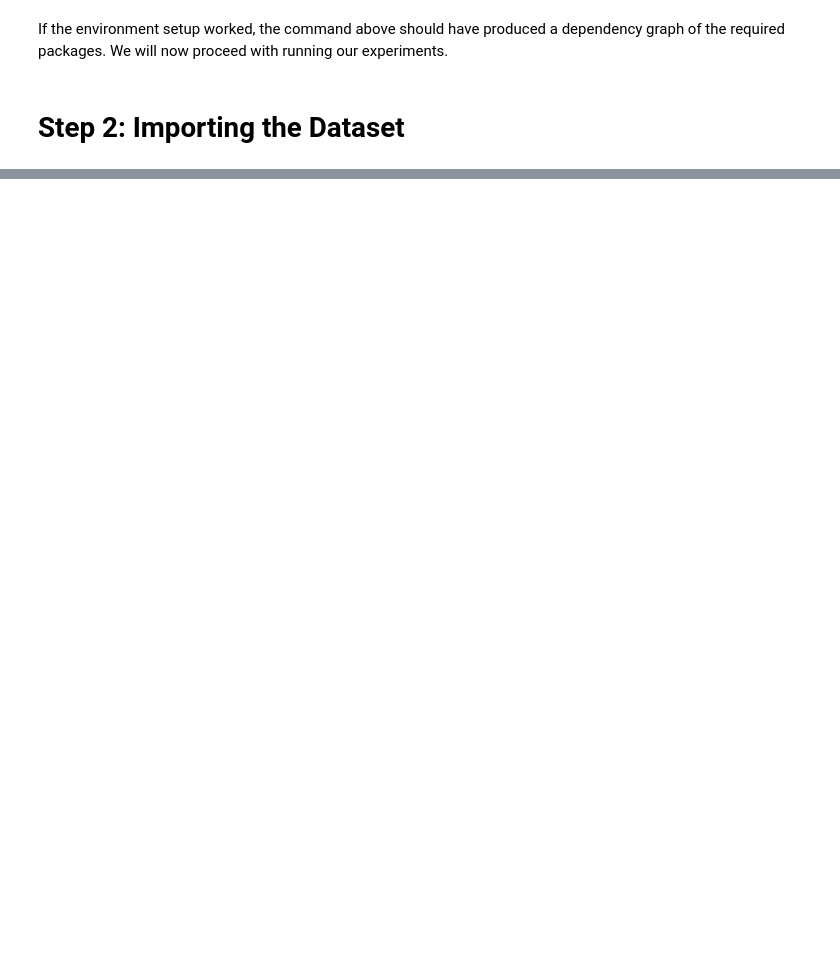
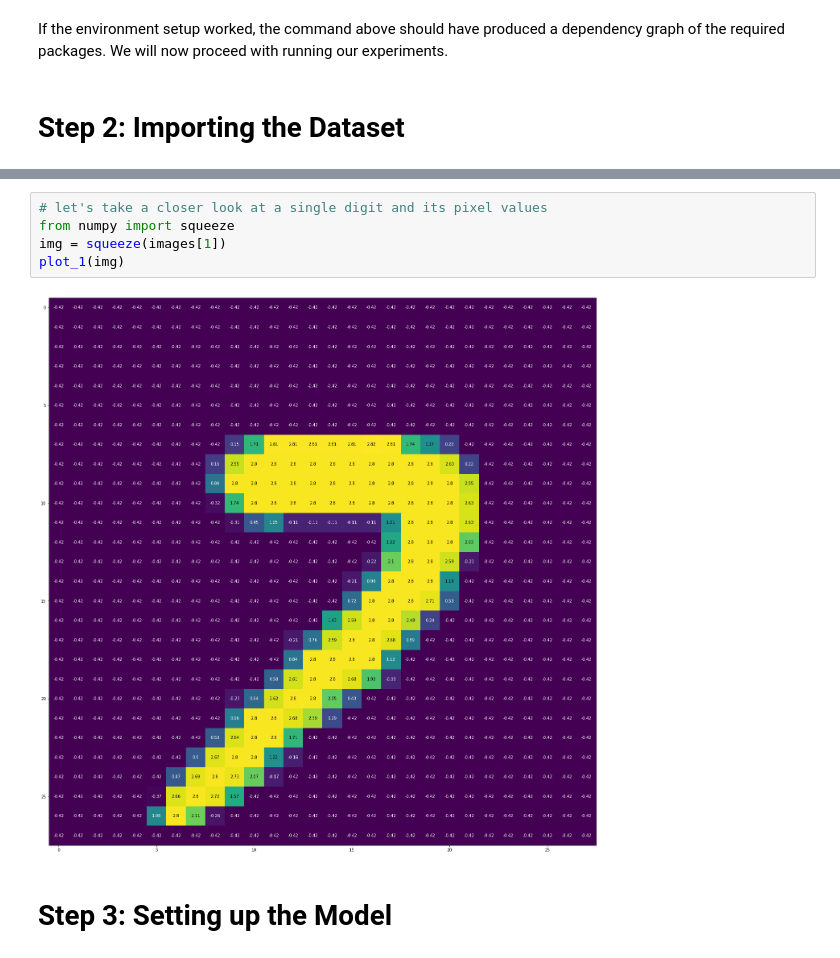
Before and after one commit to benearnthof/open_science_mnist, a Jupyter notebook: open_science_mnist.ipynb, the cells around one changed output, grey strips where cells are left out. Saved outputs shown, nothing was run; the diff lists cells and outputs as text; blank space fills up the shorter version.

```diff
--- a/open_science_mnist.ipynb
+++ b/open_science_mnist.ipynb
@@ -112,0 +124,9 @@ If the environment setup worked, the command above should have produced a depend
+# %%
+# let's take a closer look at a single digit and its pixel values
+from numpy import squeeze
+img = squeeze(images[1])
+plot_1(img)
+# %% [output]
+[figure, added]
+# %% [markdown]
+# Step 3: Setting up the Model
```
Also changed, not shown: parts of 19 cells of this notebook.
